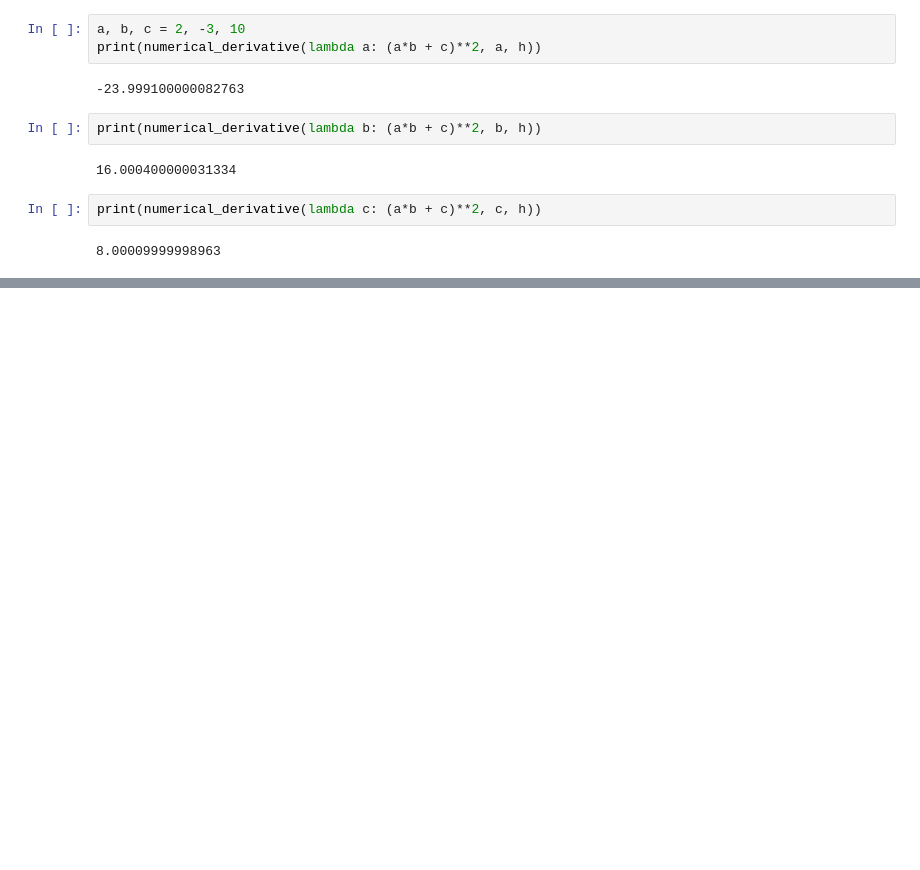
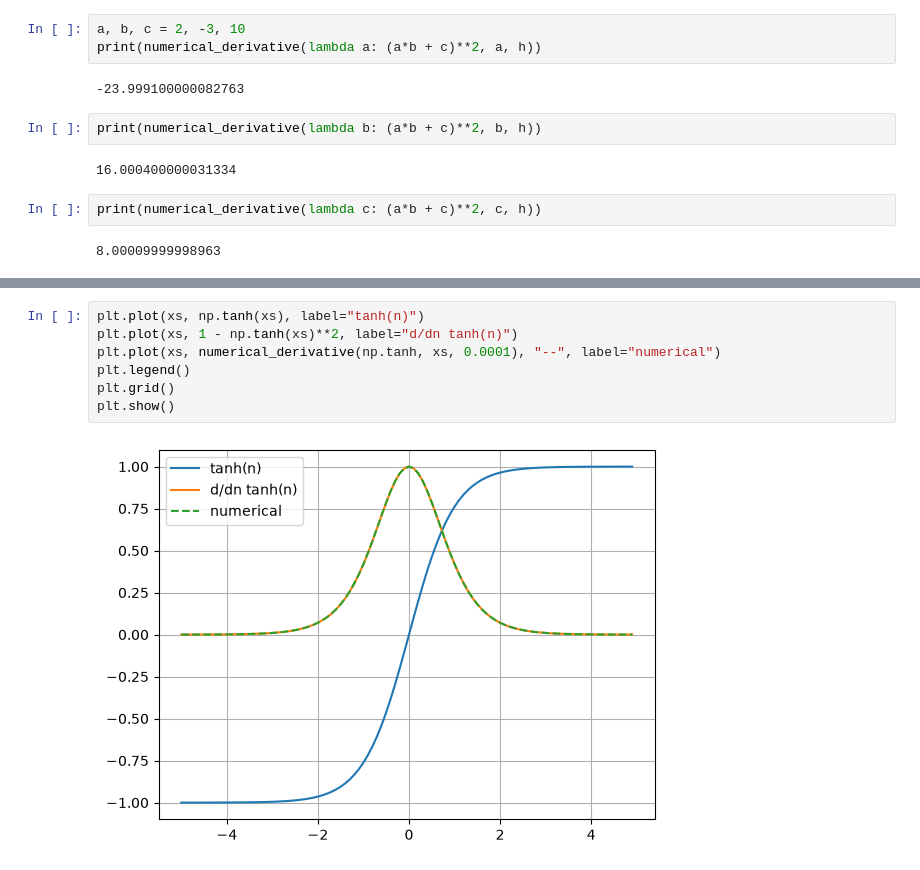
Before and after one commit to juanrojasdp/otun-lm, a Jupyter notebook: phase1/01-micrograd/derivatives.ipynb, the cells around one changed output, grey strips where cells are left out. Cells and saved outputs as stored; diff of their text form; blank space fills up the shorter version.

```diff
--- a/phase1/01-micrograd/derivatives.ipynb
+++ b/phase1/01-micrograd/derivatives.ipynb
@@ -338,0 +417,9 @@ print(numerical_derivative(lambda c: (a*b + c)**2, c, h))
+# %%
+plt.plot(xs, np.tanh(xs), label="tanh(n)")
+plt.plot(xs, 1 - np.tanh(xs)**2, label="d/dn tanh(n)")
+plt.plot(xs, numerical_derivative(np.tanh, xs, 0.0001), "--", label="numerical")
+plt.legend()
+plt.grid()
+plt.show()
+# %% [output]
+[figure, added]
```
Also changed, not shown: parts of 6 cells of this notebook.
